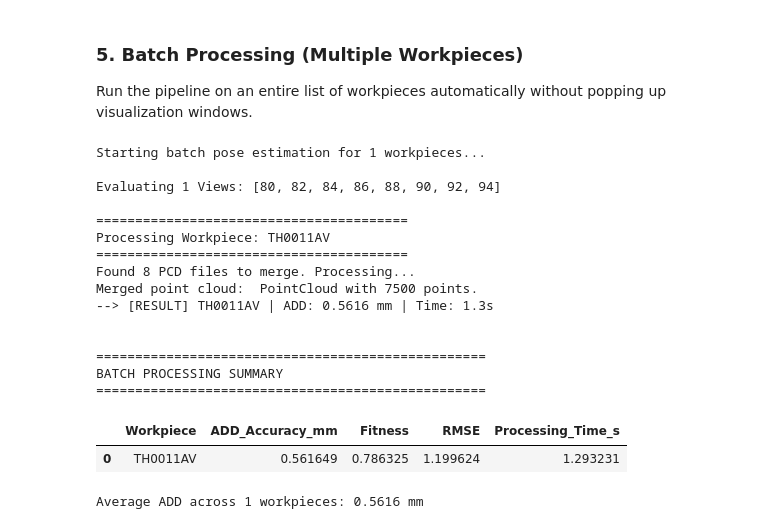
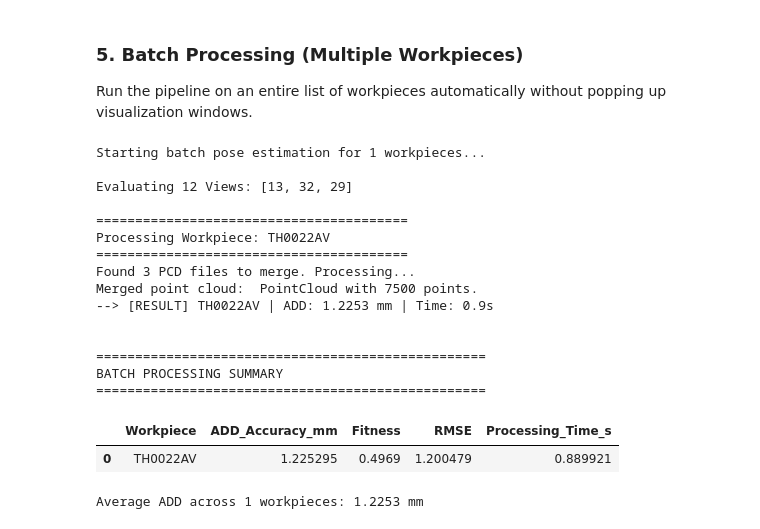
Before and after one commit to alvannauval/anr_pkg, a Jupyter notebook: src/10_pose_estimation.ipynb, the cells around one changed output. Drawn from its saved outputs; the diff is of its cells as text; code cells hidden in the pictures.

```diff
--- a/src/10_pose_estimation.ipynb
+++ b/src/10_pose_estimation.ipynb
@@ -359,7 +359,7 @@ import pandas as pd
 from scipy.spatial.transform import Rotation as R
 
 # Define the list of workpieces you want to evaluate
-BATCH_WORKPIECES = ["TH0011AV"]
+BATCH_WORKPIECES = ["TH0022AV"]
 # BATCH_WORKPIECES = ["TH0011AV", "TH0012AV", "TH0021AV", "TH0022AV", "TH0031AV", "TH0032AV", "TH0041AV", "TH0042AV", "TH0051AV", "TH0052AV", "TH0061AV", "TH0062AV", "TH0071AV", "TH0072AV"]
 ENABLE_VISUALIZATION = False # Set to False if you want it to run headlessly
 USE_RANSAC = False # Set to True to use RANSAC + ICP, False for ICP only
@@ -376,7 +376,8 @@ YOLO_ANGLE = 5
 
 # FIXED_VIEWPOINT_OVERRIDE = [169, 16]   # Default: None [80, 84, 88, 92]
 
-FIXED_VIEWPOINT_OVERRIDE = [80, 81, 85, 86, 87, 89, 80, 91, 93, 94, 95, 97]
+FIXED_VIEWPOINT_OVERRIDE = [13, 32, 29]
+
 
 # FIXED_VIEWPOINT_OVERRIDE = [0, 4, 8, 12] # 5 deg
 # FIXED_VIEWPOINT_OVERRIDE = [16, 20, 24, 28] # 10 deg
@@ -390,7 +391,7 @@ FIXED_VIEWPOINT_OVERRIDE = [80, 81, 85, 86, 87, 89, 80, 91, 93, 94, 95, 97]
 
 
 # Set how many views you are testing (1, 4, 8, or 12)
-TARGET_VIEW_COUNT = 1
+TARGET_VIEW_COUNT = 12
 
 VIEWPOINT_LIBRARY = {
     1: [
@@ -401,19 +402,24 @@ VIEWPOINT_LIBRARY = {
         # FILTER 0.8
         # [4], [40], [175], [155], [1], [145], [146], [21], [7], [2], [1], [4], [7], [12]
         # GRASP GT UPDATED
-        [169], [40], [175], [155], [1], [156], [302], [21], [299], [4], [289], [292], [5], [249]
+        # [169], [40], [175], [155], [1], [156], [302], [21], [299], [4], [289], [292], [5], [249]
+        # GRASP GT UPDATED 2
+        [47], [27], [21], [32], [29], [43], [26], [18], [50], [22], [57], [27], [43], [18]
     ],
     2: [
         # FILTER 0.8
         # [4, 16], [4, 160], [175, 21], [79, 13], [1, 151], [156, 145], [7, 302], [19, 11], [7, 0], [2, 313], [7, 289], [3, 12], [7, 145], [12, 116]
         # GRASP GT UPDATED
-        [169, 16], [160, 40], [175, 340], [155, 79], [1, 151], [156, 19], [302, 311], [21, 19], [299, 50], [4, 174], [289, 27], [292, 288], [5, 189], [249, 50]
-    ],
+        # [169, 16], [160, 40], [175, 340], [155, 79], [1, 151], [156, 19], [302, 311], [21, 19], [299, 50], [4, 174], [289, 27], [292, 288], [5, 189], [249, 50]
+        # GRASP GT UPDATED 2
+        [34, 219], [18, 27], [21, 30], [13, 32], [13, 104], [18, 43], [26, 50], [18, 58], [50, 41], [22, 46], [46, 53], [18, 27], [34, 43], [18, 26]    ],
     3: [
         # FILTER 0.8
         # [4, 7, 16], [4, 160, 40], [30, 21, 175], [79, 155, 13], [1, 31, 2], [156, 145, 1], [146, 311, 302], [19, 43, 295], [299, 50, 7], [7, 2, 15], [1, 7, 3], [145, 292, 12], [5, 145, 26], [12, 116, 32]
         # GRASP GT UPDATED
-        [169, 34, 16], [40, 160, 6], [340, 175, 30], [74, 79, 155], [2, 151, 155], [156, 145, 292], [146, 311, 335], [19, 21, 43], [299, 50, 20], [17, 4, 174], [289, 27, 7], [292, 157, 12], [5, 189, 7], [249, 116, 175]
+        # [169, 34, 16], [40, 160, 6], [340, 175, 30], [74, 79, 155], [2, 151, 155], [156, 145, 292], [146, 311, 335], [19, 21, 43], [299, 50, 20], [17, 4, 174], [289, 27, 7], [292, 157, 12], [5, 189, 7], [249, 116, 175]
+        # GRASP GT UPDATED 2
+        [34, 89, 47], [18, 27, 38], [21, 30, 91], [13, 32, 28], [13, 104, 29], [18, 43, 53], [43, 50, 26], [18, 58, 174], [26, 50, 41], [22, 46, 18], [22, 46, 57], [18, 42, 27], [34, 57, 43], [18, 26, 22]
     ],
     4: [
         # GRASP GT
@@ -423,7 +429,9 @@ VIEWPOINT_LIBRARY = {
         # FILTER 0.8
         # [7, 28, 4, 16], [164, 12, 145, 40], [175, 340, 299, 161], [79, 155, 13, 76], [1, 151, 12, 87], [156, 1, 293, 145], [146, 311, 299, 335], [19, 295, 158, 11], [7, 0, 5, 31], [7, 2, 14, 295], [7, 1, 289, 26], [145, 7, 3, 12], [1, 5, 7, 157], [12, 116, 32, 164]
         # GRASP GT UPDATED
-        [169, 16, 326, 34], [160, 6, 40, 307], [340, 175, 156, 30], [79, 74, 155, 164], [1, 151, 73, 31], [156, 145, 164, 317], [146, 311, 335, 299], [21, 147, 19, 43], [299, 50, 7, 239], [4, 46, 14, 37], [289, 346, 7, 3], [292, 12, 288, 4], [5, 189, 43, 337], [249, 50, 116, 269]
+        # [169, 16, 326, 34], [160, 6, 40, 307], [340, 175, 156, 30], [79, 74, 155, 164], [1, 151, 73, 31], [156, 145, 164, 317], [146, 311, 335, 299], [21, 147, 19, 43], [299, 50, 7, 239], [4, 46, 14, 37], [289, 346, 7, 3], [292, 12, 288, 4], [5, 189, 43, 337], [249, 50, 116, 269]
+        # GRASP GT UPDATED 2
+        [18, 89, 47, 182], [18, 27, 38, 47], [21, 30, 91, 49], [13, 32, 28, 94], [26, 115, 13, 104], [18, 43, 53, 46], [26, 50, 46, 183], [174, 310, 18, 58], [26, 19, 50, 90], [22, 46, 34, 26], [22, 46, 57, 50], [18, 41, 27, 35], [34, 57, 19, 43], [22, 189, 18, 26]
     ],
     8: [
         # GRASP GT
@@ -433,7 +441,9 @@ VIEWPOINT_LIBRARY = {
         # FILTER 0.8
         # [4, 169, 16, 151, 36, 320, 28, 7], [4, 12, 145, 40, 164, 160, 6, 156], [175, 340, 151, 0, 21, 29, 327, 288], [13, 164, 155, 79, 147, 74, 24, 76], [1, 6, 87, 12, 20, 73, 16, 155], [145, 156, 7, 19, 1, 293, 24, 317], [7, 335, 145, 293, 167, 302, 35, 186], [295, 158, 19, 21, 173, 20, 176, 43], [7, 31, 145, 23, 0, 20, 24, 178], [17, 314, 7, 174, 1, 4, 295, 15], [7, 1, 289, 346, 37, 0, 3, 27], [4, 288, 7, 145, 12, 3, 170, 289], [1, 7, 5, 157, 20, 44, 33, 26], [12, 164, 175, 116, 92, 5, 32, 146]
         # GRASP GT UPDATED
-        [326, 320, 169, 16, 327, 146, 4, 14], [40, 160, 164, 307, 6, 154, 333, 48], [175, 21, 340, 30, 327, 288, 299, 161], [164, 74, 155, 13, 79, 89, 14, 172], [151, 1, 87, 155, 73, 31, 2, 201], [156, 145, 293, 1, 24, 317, 292, 19], [335, 342, 146, 311, 302, 299, 18, 73], [147, 295, 173, 21, 19, 43, 158, 11], [299, 290, 7, 0, 166, 50, 221, 42], [4, 15, 295, 174, 2, 314, 17, 37], [289, 346, 7, 1, 27, 3, 37, 175], [12, 292, 195, 288, 149, 289, 157, 313], [5, 26, 337, 189, 43, 33, 292, 157], [249, 50, 235, 157, 357, 269, 403, 116]
+        # [326, 320, 169, 16, 327, 146, 4, 14], [40, 160, 164, 307, 6, 154, 333, 48], [175, 21, 340, 30, 327, 288, 299, 161], [164, 74, 155, 13, 79, 89, 14, 172], [151, 1, 87, 155, 73, 31, 2, 201], [156, 145, 293, 1, 24, 317, 292, 19], [335, 342, 146, 311, 302, 299, 18, 73], [147, 295, 173, 21, 19, 43, 158, 11], [299, 290, 7, 0, 166, 50, 221, 42], [4, 15, 295, 174, 2, 314, 17, 37], [289, 346, 7, 1, 27, 3, 37, 175], [12, 292, 195, 288, 149, 289, 157, 313], [5, 26, 337, 189, 43, 33, 292, 157], [249, 50, 235, 157, 357, 269, 403, 116]
+        # GRASP GT UPDATED 2
+        [18, 89, 47, 182, 95, 135, 123, 65], [18, 185, 30, 38, 19, 171, 135, 47], [22, 30, 21, 78, 85, 109, 121, 97], [13, 32, 28, 35, 19, 85, 89, 94], [13, 104, 26, 115, 49, 55, 40, 70], [18, 43, 165, 61, 19, 42, 46, 119], [46, 86, 50, 43, 91, 67, 137, 65], [18, 186, 174, 310, 163, 58, 47, 55], [26, 50, 19, 362, 49, 90, 134, 109], [22, 46, 18, 26, 33, 42, 37, 78], [57, 33, 53, 223, 75, 83, 137, 97], [18, 42, 30, 181, 27, 51, 39, 62], [34, 57, 19, 43, 111, 119, 141, 103], [18, 26, 22, 63, 33, 217, 135, 189]
     ],
     12: [
         # GRASP GT
@@ -443,7 +453,9 @@ VIEWPOINT_LIBRARY = {
         # FILTER 0.8
         # [4, 169, 28, 34, 151, 288, 7, 16, 36, 3, 171, 146], [164, 12, 145, 40, 148, 160, 4, 154, 13, 5, 16, 295], [299, 175, 340, 161, 151, 1, 10, 306, 8, 30, 198, 19], [155, 76, 79, 24, 74, 164, 13, 147, 179, 18, 145, 89], [1, 31, 73, 20, 2, 150, 12, 151, 100, 155, 87, 86], [156, 19, 145, 7, 3, 11, 1, 40, 15, 24, 164, 317], [7, 146, 335, 299, 145, 166, 167, 302, 32, 293, 35, 186], [295, 19, 173, 21, 1, 11, 161, 171, 4, 176, 24, 158], [7, 145, 5, 221, 299, 50, 0, 20, 153, 239, 23, 290], [7, 2, 15, 295, 1, 313, 17, 28, 6, 14, 37, 46], [289, 27, 1, 7, 3, 26, 28, 290, 296, 321, 37, 48], [3, 28, 7, 288, 292, 157, 4, 1, 313, 145, 12, 18], [7, 157, 292, 1, 36, 44, 3, 25, 160, 5, 145, 26], [164, 157, 12, 116, 32, 5, 44, 17, 9, 162, 296, 146]
         # GRASP GT UPDATED
-        [326, 169, 16, 4, 14, 327, 34, 171, 3, 152, 320, 36], [160, 40, 5, 307, 333, 312, 295, 30, 6, 164, 320, 174], [175, 340, 299, 30, 327, 161, 21, 333, 156, 288, 19, 198], [79, 74, 13, 164, 14, 155, 147, 172, 35, 151, 24, 57], [2, 20, 12, 87, 151, 155, 73, 100, 1, 201, 31, 98], [156, 164, 317, 19, 1, 198, 145, 11, 7, 305, 40, 321], [302, 311, 335, 166, 145, 7, 146, 73, 80, 170, 4, 46], [147, 21, 173, 11, 290, 43, 19, 171, 191, 39, 161, 300], [5, 299, 239, 20, 221, 178, 42, 211, 23, 50, 0, 24], [4, 15, 37, 14, 2, 314, 7, 17, 174, 295, 46, 6], [1, 346, 289, 7, 28, 321, 196, 3, 185, 175, 23, 48], [292, 31, 12, 195, 170, 2, 7, 289, 152, 288, 3, 4], [5, 189, 26, 33, 292, 157, 43, 337, 6, 145, 10, 160], [249, 50, 116, 269, 235, 96, 215, 175, 357, 5, 303, 264]
+        # [326, 169, 16, 4, 14, 327, 34, 171, 3, 152, 320, 36], [160, 40, 5, 307, 333, 312, 295, 30, 6, 164, 320, 174], [175, 340, 299, 30, 327, 161, 21, 333, 156, 288, 19, 198], [79, 74, 13, 164, 14, 155, 147, 172, 35, 151, 24, 57], [2, 20, 12, 87, 151, 155, 73, 100, 1, 201, 31, 98], [156, 164, 317, 19, 1, 198, 145, 11, 7, 305, 40, 321], [302, 311, 335, 166, 145, 7, 146, 73, 80, 170, 4, 46], [147, 21, 173, 11, 290, 43, 19, 171, 191, 39, 161, 300], [5, 299, 239, 20, 221, 178, 42, 211, 23, 50, 0, 24], [4, 15, 37, 14, 2, 314, 7, 17, 174, 295, 46, 6], [1, 346, 289, 7, 28, 321, 196, 3, 185, 175, 23, 48], [292, 31, 12, 195, 170, 2, 7, 289, 152, 288, 3, 4], [5, 189, 26, 33, 292, 157, 43, 337, 6, 145, 10, 160], [249, 50, 116, 269, 235, 96, 215, 175, 357, 5, 303, 264]
+        # GRASP GT UPDATED 2
+        [18, 89, 47, 182, 95, 135, 219, 82, 137, 65, 101, 126], [38, 30, 19, 185, 18, 27, 135, 47, 137, 33, 111, 101], [21, 30, 39, 191, 91, 81, 135, 78, 245, 109, 114, 121], [28, 35, 13, 32, 29, 94, 26, 163, 85, 128, 53, 59], [26, 104, 29, 46, 13, 55, 61, 68, 65, 131, 64, 70], [46, 165, 18, 314, 43, 35, 119, 79, 19, 251, 121, 81], [43, 33, 26, 67, 103, 126, 137, 99, 142, 278, 283, 258], [18, 58, 174, 310, 163, 186, 79, 39, 47, 119, 267, 83], [26, 50, 41, 49, 119, 77, 101, 111, 425, 258, 109, 134], [22, 173, 18, 42, 34, 26, 87, 47, 117, 237, 137, 65], [57, 33, 53, 46, 75, 98, 105, 97, 117, 111, 137, 83], [42, 162, 30, 39, 27, 18, 53, 95, 137, 49, 91, 51], [34, 43, 39, 46, 19, 409, 111, 103, 141, 278, 241, 137], [22, 63, 18, 26, 33, 217, 135, 415, 165, 125, 99, 137]
     ]
 }
 CROP_BOX = [1000, 1000, 1000]
@@ -571,36 +583,36 @@ for idx_wp, wp in enumerate(BATCH_WORKPIECES):
         'Processing_Time_s': process_time
     })
 
 # Summary
 if batch_results:
     df_results = pd.DataFrame(batch_results)
     print("\n\n" + "="*50)
     print("BATCH PROCESSING SUMMARY")
     print("="*50)
     display(df_results)
 
     mean_add = df_results['ADD_Accuracy_mm'].mean()
     print(f"\nAverage ADD across {len(batch_results)} workpieces: {mean_add:.4f} mm")
 
     # Optional: Save to CSV
     # df_results.to_csv("batch_pose_estimation_results.csv", index=False)
     # print("Saved results to batch_pose_estimation_results.csv")
 # %% [output]
 Starting batch pose estimation for 1 workpieces...
 
-Evaluating 1 Views: [80, 82, 84, 86, 88, 90, 92, 94]
+Evaluating 12 Views: [13, 32, 29]
 
 ========================================
-Processing Workpiece: TH0011AV
+Processing Workpiece: TH0022AV
 ========================================
-Found 8 PCD files to merge. Processing...
+Found 3 PCD files to merge. Processing...
 Merged point cloud:  PointCloud with 7500 points.
---> [RESULT] TH0011AV | ADD: 0.5616 mm | Time: 1.3s
+--> [RESULT] TH0022AV | ADD: 1.2253 mm | Time: 0.9s
 
 
 ==================================================
 BATCH PROCESSING SUMMARY
 ==================================================
 |  | Workpiece | ADD_Accuracy_mm | Fitness | RMSE | Processing_Time_s |
-| 0 | TH0011AV | 0.561649 | 0.786325 | 1.199624 | 1.293231 |
+| 0 | TH0022AV | 1.225295 | 0.4969 | 1.200479 | 0.889921 |
-Average ADD across 1 workpieces: 0.5616 mm
+Average ADD across 1 workpieces: 1.2253 mm
```
Also changed, not shown: parts of 1 cell of this notebook, 35 other files.
